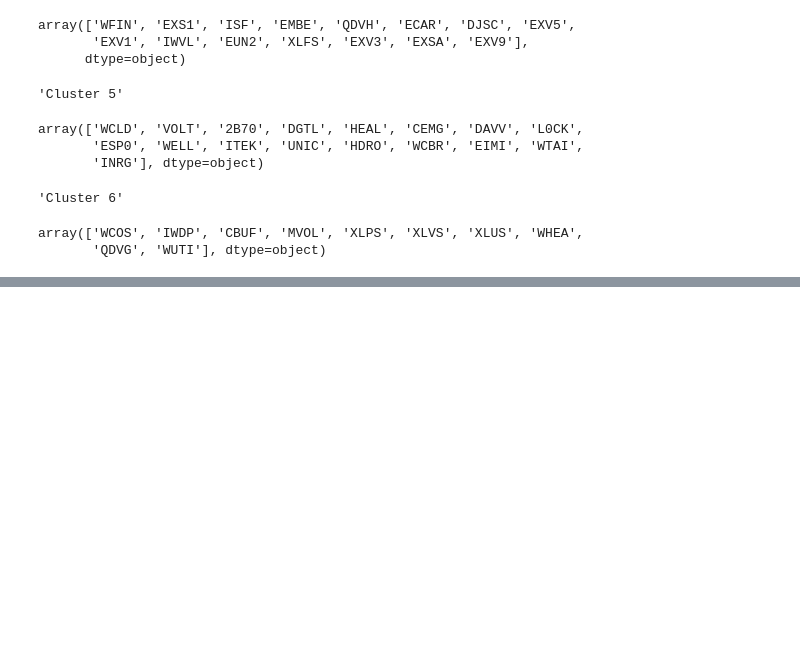
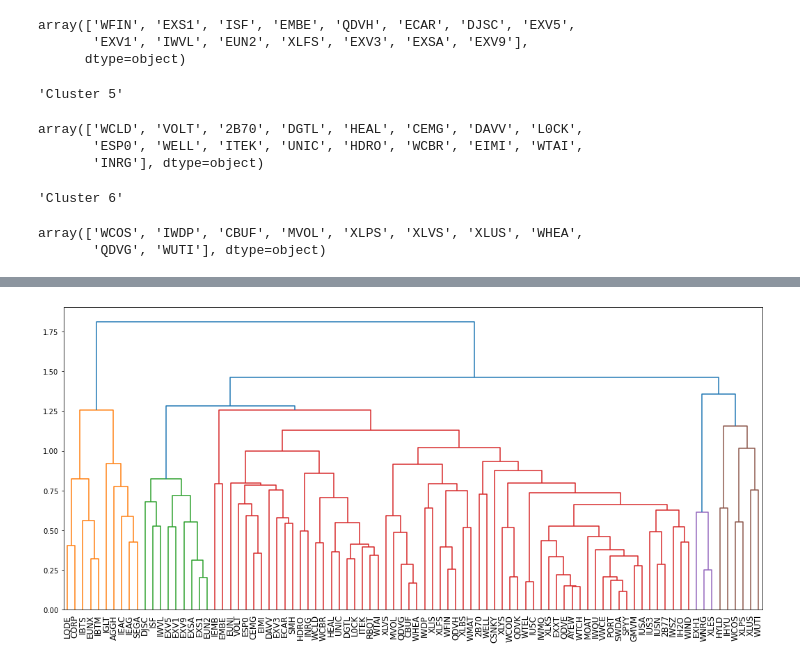
Before and after one commit to bearloop/learning-resources, a Jupyter notebook: ml/07_clustering.ipynb, the cells around one changed output, grey strips where cells are left out. Drawn from its saved outputs; the diff is of its cells as text; code cells hidden in the pictures; blank space fills up the shorter version.

Commit message:
updated clustering notes

```diff
--- a/ml/07_clustering.ipynb
+++ b/ml/07_clustering.ipynb
@@ -216,0 +247,21 @@ array(['WCOS', 'IWDP', 'CBUF', 'MVOL', 'XLPS', 'XLVS', 'XLUS', 'WHEA',
+# %%
+# Perform the necessary imports
+from scipy.cluster.hierarchy import linkage, dendrogram
+from sklearn.preprocessing import normalize
+
+# Calculate the linkage: mergings
+norm_movements = normalize(movements)
+mergings = linkage(norm_movements, method='complete')
+
+plt.figure(figsize=(18,8))
+
+# Plot the dendrogram, using etf names as labels
+dendrogram(mergings,
+           labels=movements.T.columns,
+           leaf_rotation=90,
+           leaf_font_size=12,
+)
+
+plt.show()
+# %% [output]
+[figure, added]
```
Also changed, not shown: parts of 5 cells of this notebook.
